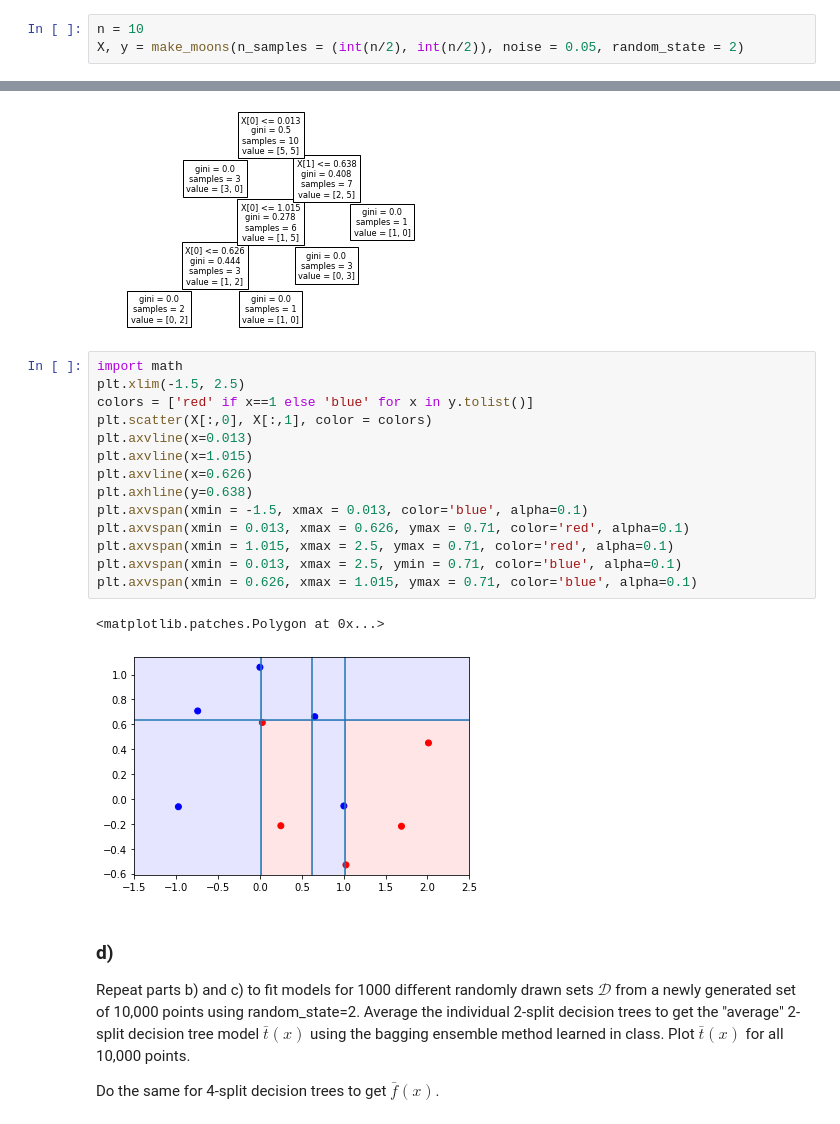
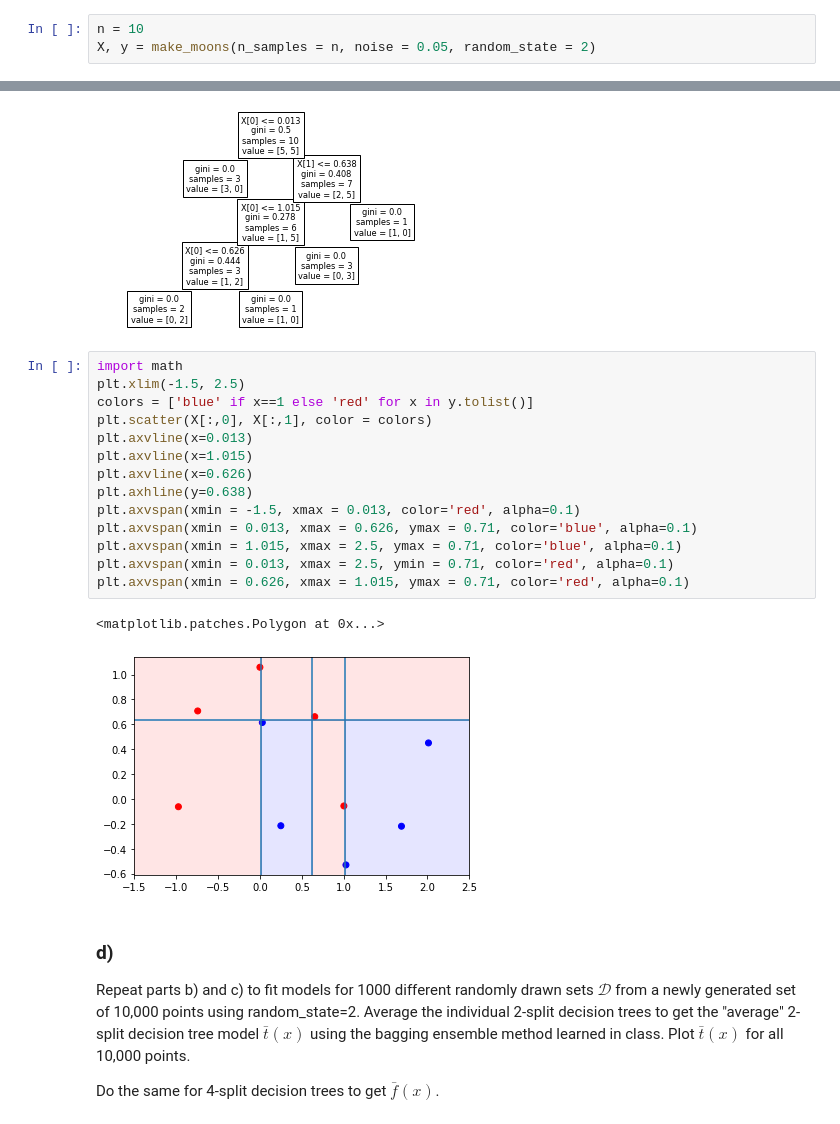
Before and after one commit to zgk2003/homework, a Jupyter notebook: BiasVarianceTree.ipynb, the cells around one changed output, grey strips where cells are left out. Cells and saved outputs as stored; diff of their text form.

```diff
--- a/BiasVarianceTree.ipynb
+++ b/BiasVarianceTree.ipynb
@@ -17,5 +17,5 @@ Generate a sample dataset using random_state=2, and plot it. (Note: because the
 from sklearn.datasets import make_moons
 # %%
 n = 10
-X, y = make_moons(n_samples = (int(n/2), int(n/2)), noise = 0.05, random_state = 2)
+X, y = make_moons(n_samples = n, noise = 0.05, random_state = 2)
 # %%
@@ -90,20 +90,20 @@ tree.plot_tree(clf)
 # %%
 import math
 plt.xlim(-1.5, 2.5)
-colors = ['red' if x==1 else 'blue' for x in y.tolist()]
+colors = ['blue' if x==1 else 'red' for x in y.tolist()]
 plt.scatter(X[:,0], X[:,1], color = colors)
 plt.axvline(x=0.013)
 plt.axvline(x=1.015)
 plt.axvline(x=0.626)
 plt.axhline(y=0.638)
-plt.axvspan(xmin = -1.5, xmax = 0.013, color='blue', alpha=0.1)
-plt.axvspan(xmin = 0.013, xmax = 0.626, ymax = 0.71, color='red', alpha=0.1)
-plt.axvspan(xmin = 1.015, xmax = 2.5, ymax = 0.71, color='red', alpha=0.1)
-plt.axvspan(xmin = 0.013, xmax = 2.5, ymin = 0.71, color='blue', alpha=0.1)
-plt.axvspan(xmin = 0.626, xmax = 1.015, ymax = 0.71, color='blue', alpha=0.1)
+plt.axvspan(xmin = -1.5, xmax = 0.013, color='red', alpha=0.1)
+plt.axvspan(xmin = 0.013, xmax = 0.626, ymax = 0.71, color='blue', alpha=0.1)
+plt.axvspan(xmin = 1.015, xmax = 2.5, ymax = 0.71, color='blue', alpha=0.1)
+plt.axvspan(xmin = 0.013, xmax = 2.5, ymin = 0.71, color='red', alpha=0.1)
+plt.axvspan(xmin = 0.626, xmax = 1.015, ymax = 0.71, color='red', alpha=0.1)
 # %% [output]
 <matplotlib.patches.Polygon at 0x...>
-[figure, old version]
+[figure, new version]
 # %% [markdown]
 ### d)
 
```
Also changed, not shown: parts of 11 cells of this notebook, 4 other files.
